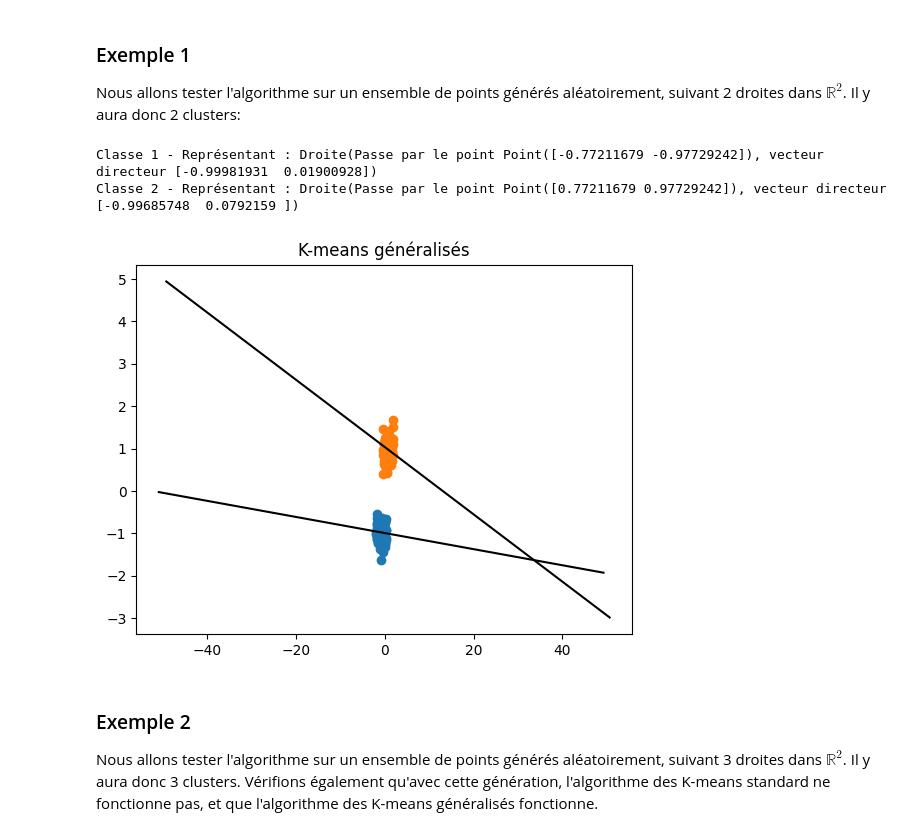
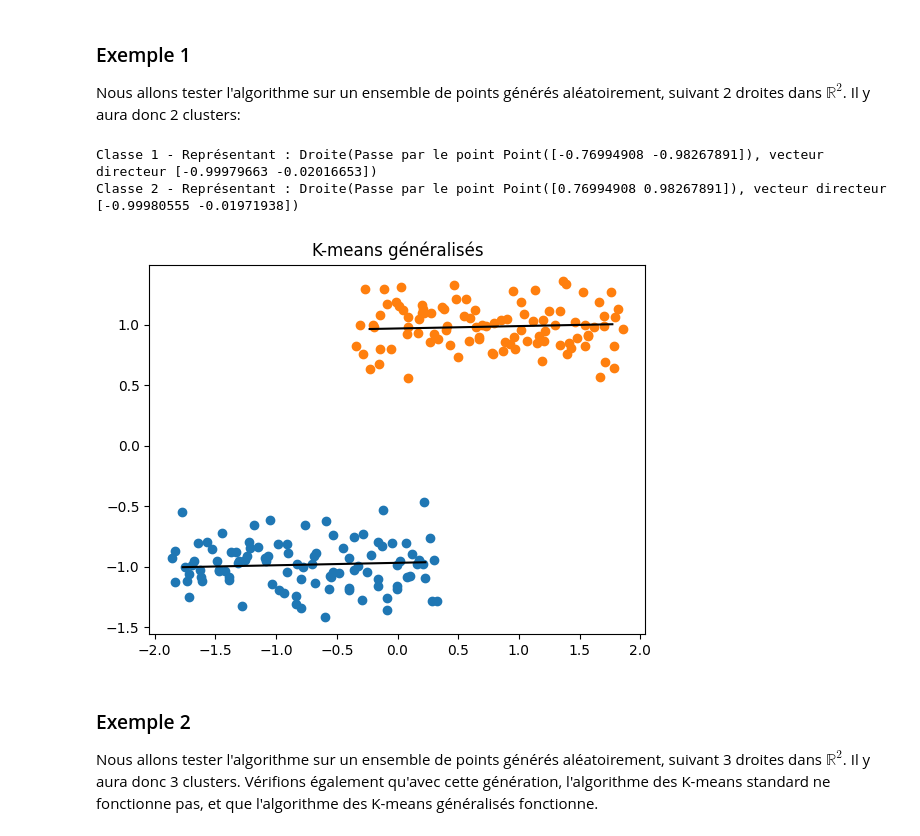
Before and after one commit to NoahKWM/ANDO, a Jupyter notebook: projet_ando.ipynb, the cells around one changed output. Saved outputs shown, nothing was run; the diff lists cells and outputs as text; code cells hidden in the pictures.

```diff
--- a/projet_ando.ipynb
+++ b/projet_ando.ipynb
@@ -324,37 +326,37 @@ classes = liste_classes[np.argmin([np.sum(np.abs(classes - trueclass)) for class
 
 # Afficher les résultats
 for i in range(K):
     print(f"Classe {i + 1} - Représentant : {representants[i]}")
 
 # Afficher les points en couleur en fonction des classes
 for k in range(K):
     ind_k = np.where(classes == k)[0]
     points_k = data[ind_k]
     plt.scatter(points_k[:, 0], points_k[:, 1], label=f'Classe {k + 1}')
 
 # Afficher les droites des représentants
 for i in range(K):
     droite = representants[i]
 
     # Tracer la droite
     direction = droite.vecteur
     centre = droite.point.coordonnées
-    scale = 50
+    scale = 1
     origin = centre - scale * direction
     end_point = centre + scale * direction
     plt.plot([origin[0], end_point[0]], [origin[1], end_point[1]], color='black')
 
 # x_values = np.arange(20)
 # plt.plot(x_values, [droite1(i) for i in x_values], color='red', linestyle='dashed', label='Droite 1 réelle')
 # plt.plot(x_values, [droite2(i) for i in x_values], color='green', linestyle='dashed', label='Droite 2 réelle')
 # plt.plot(x_values, [droite3(i) for i in x_values], color='blue', linestyle='dashed', label='Droite 3 réelle')
 
 plt.title('K-means généralisés')
 plt.show()
 # %% [output]
-Classe 1 - Représentant : Droite(Passe par le point Point([-0.77211679 -0.97729242]), vecteur directeur [-0.99981931  0.01900928])
-Classe 2 - Représentant : Droite(Passe par le point Point([0.77211679 0.97729242]), vecteur directeur [-0.99685748  0.0792159 ])
+Classe 1 - Représentant : Droite(Passe par le point Point([-0.76994908 -0.98267891]), vecteur directeur [-0.99979663 -0.02016653])
+Classe 2 - Représentant : Droite(Passe par le point Point([0.76994908 0.98267891]), vecteur directeur [-0.99980555 -0.01971938])
-[figure, old version]
+[figure, new version]
 # %% [markdown]
 ### Exemple 2
 
```
Also changed, not shown: parts of 4 cells of this notebook, 1 other file.
